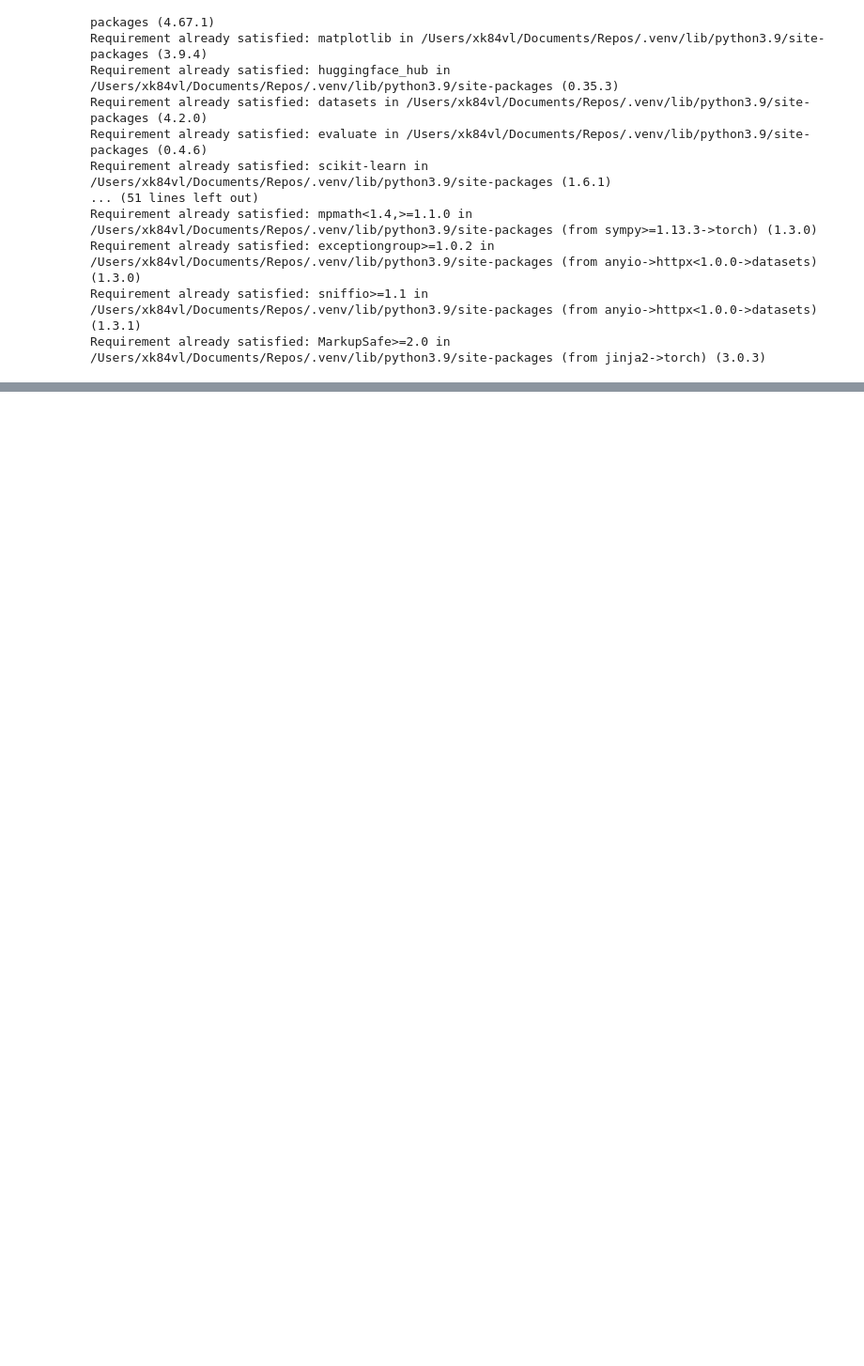
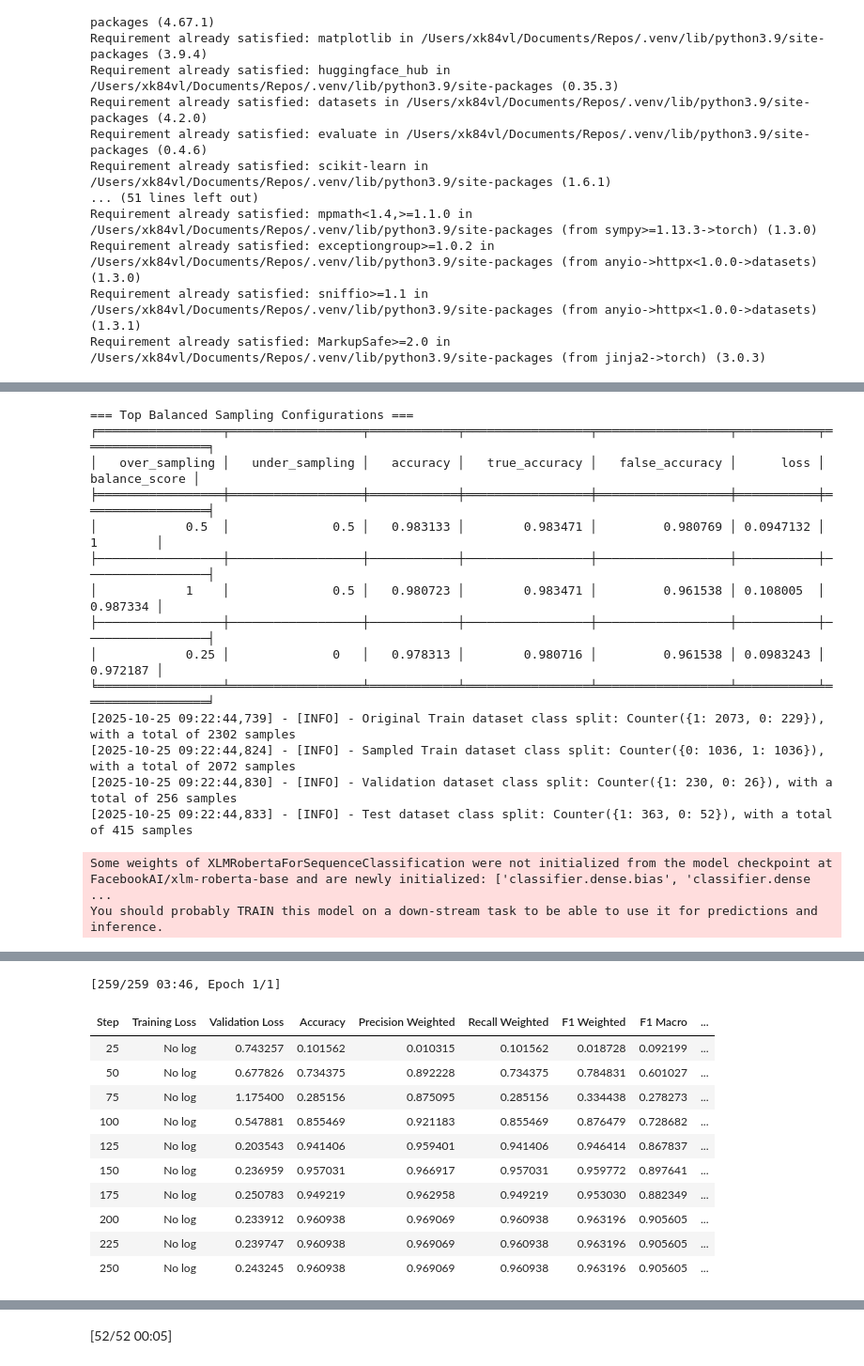
Before and after one commit to PeterLaustAlmvig/nlp-course-GROUP15, a Jupyter notebook: models/part_3/roberta_classifier.ipynb, the cells around one changed output, grey strips where cells are left out. Shown at 94% size. Cells and saved outputs as stored; diff of their text form; code cells hidden in the pictures; blank space fills up the shorter version.

```diff
--- a/models/part_3/roberta_classifier.ipynb
+++ b/models/part_3/roberta_classifier.ipynb
@@ -83,0 +121,40 @@ KeyboardInterrupt:
+# %%
+language = "ar"
+oversample_ratio, undersample_ratio = get_balanced_top_configs(f"{results_dir}/{language}{file_base}")
+
+enforce_reproducibility(42)
+
+# ==== PREPARE DATASETS ====
+train_set, val_set, test_sets, tokenizer = prepare_datasets(model_name, oversample_ratio, undersample_ratio, language)
+
+# ==== MODEL ====
+model = AutoModelForSequenceClassification.from_pretrained(
+    model_name,
+    num_labels=2
+)
+
+# ==== TRAIN MODEL ====
+model, tokenizer, epoch_history = train_binary(model, train_set, val_set, tokenizer, 1, results_dir)
+
+# ==== EVALUATE MODEL ====
+eval_results = evaluate_binary(model, tokenizer, test_sets[language])
+
+# ==== SAVE RESULTS & MODEL ====
+save_results(results_dir, language, epoch_history, eval_results)
+# %% [output]
+=== Top Balanced Sampling Configurations ===
+╒═════════════════╤══════════════════╤════════════╤═════════════════╤══════════════════╤═══════════╤═════════════════╕
+│   over_sampling │   under_sampling │   accuracy │   true_accuracy │   false_accuracy │      loss │   balance_score │
+╞═════════════════╪══════════════════╪════════════╪═════════════════╪══════════════════╪═══════════╪═════════════════╡
+│            0.5  │              0.5 │   0.983133 │        0.983471 │         0.980769 │ 0.0947132 │        1        │
+├─────────────────┼──────────────────┼────────────┼─────────────────┼──────────────────┼───────────┼─────────────────┤
+│            1    │              0.5 │   0.980723 │        0.983471 │         0.961538 │ 0.108005  │        0.987334 │
+├─────────────────┼──────────────────┼────────────┼─────────────────┼──────────────────┼───────────┼─────────────────┤
+│            0.25 │              0   │   0.978313 │        0.980716 │         0.961538 │ 0.0983243 │        0.972187 │
+╘═════════════════╧══════════════════╧════════════╧═════════════════╧══════════════════╧═══════════╧═════════════════╛
+[2025-10-25 09:22:44,739] - [INFO] - Original Train dataset class split: Counter({1: 2073, 0: 229}), with a total of 2302 samples
+[2025-10-25 09:22:44,824] - [INFO] - Sampled Train dataset class split: Counter({0: 1036, 1: 1036}), with a total of 2072 samples
+[2025-10-25 09:22:44,830] - [INFO] - Validation dataset class split: Counter({1: 230, 0: 26}), with a total of 256 samples
+[2025-10-25 09:22:44,833] - [INFO] - Test dataset class split: Counter({1: 363, 0: 52}), with a total of 415 samples
+Some weights of XLMRobertaForSequenceClassification were not initialized from the model checkpoint at FacebookAI/xlm-roberta-base and are newly initialized: ['classifier.dense.bias', 'classifier.dense ...
+You should probably TRAIN this model on a down-stream task to be able to use it for predictions and inference.
@@ -83,0 +163,12 @@ KeyboardInterrupt:
+[259/259 03:46, Epoch 1/1]
+| Step | Training Loss | Validation Loss | Accuracy | Precision Weighted | Recall Weighted | F1 Weighted | F1 Macro | ... |
+| 25 | No log | 0.743257 | 0.101562 | 0.010315 | 0.101562 | 0.018728 | 0.092199 | ... |
+| 50 | No log | 0.677826 | 0.734375 | 0.892228 | 0.734375 | 0.784831 | 0.601027 | ... |
+| 75 | No log | 1.175400 | 0.285156 | 0.875095 | 0.285156 | 0.334438 | 0.278273 | ... |
+| 100 | No log | 0.547881 | 0.855469 | 0.921183 | 0.855469 | 0.876479 | 0.728682 | ... |
+| 125 | No log | 0.203543 | 0.941406 | 0.959401 | 0.941406 | 0.946414 | 0.867837 | ... |
+| 150 | No log | 0.236959 | 0.957031 | 0.966917 | 0.957031 | 0.959772 | 0.897641 | ... |
+| 175 | No log | 0.250783 | 0.949219 | 0.962958 | 0.949219 | 0.953030 | 0.882349 | ... |
+| 200 | No log | 0.233912 | 0.960938 | 0.969069 | 0.960938 | 0.963196 | 0.905605 | ... |
+| 225 | No log | 0.239747 | 0.960938 | 0.969069 | 0.960938 | 0.963196 | 0.905605 | ... |
+| 250 | No log | 0.243245 | 0.960938 | 0.969069 | 0.960938 | 0.963196 | 0.905605 | ... |
@@ -83,0 +177 @@ KeyboardInterrupt:
+[52/52 00:05]
```
Also changed, not shown: parts of 4 cells of this notebook, 10 other files.
